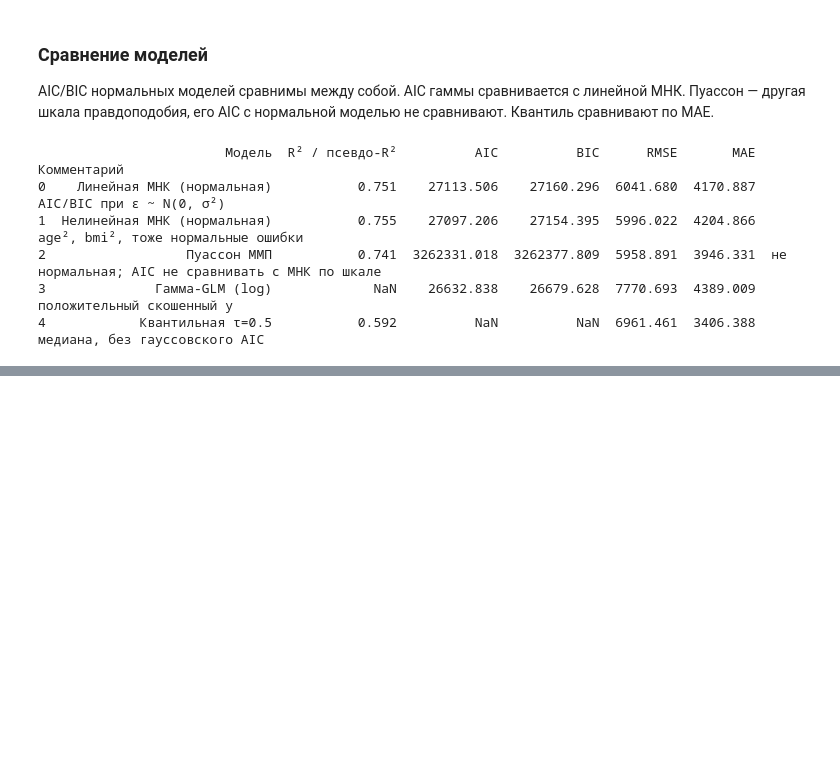
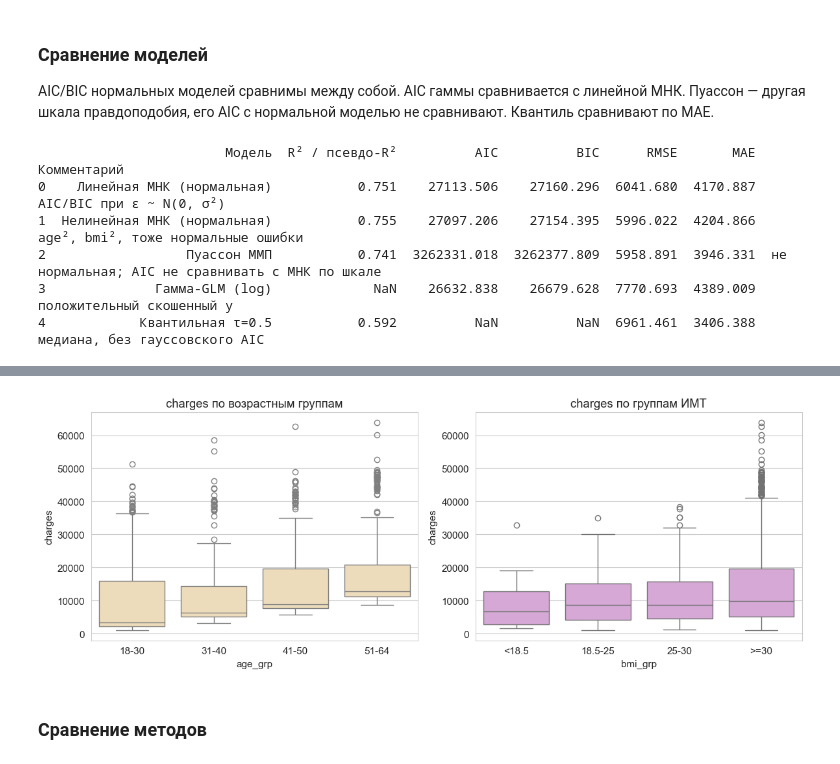
Before and after one commit to vit303/mad_1, a Jupyter notebook: new_dataset.ipynb, the cells around one changed output, grey strips where cells are left out. Drawn from its saved outputs; the diff is of its cells as text; code cells hidden in the pictures; blank space fills up the shorter version.

```diff
--- a/new_dataset.ipynb
+++ b/new_dataset.ipynb
@@ -1271,0 +1269,9 @@ C(smoker):C(region)                        1416291755.9        3       8.60
+# %%
+w = welch_one_way(samples)
+print("Welch ANOVA. H0: средние регионов равны, дисперсии могут различаться.")
+print(f"F_W = {w['F']:.3f}, df = ({w['dfn']:.0f}, {w['dfd']:.2f})")
+print(f"F_крит(0.95; {w['dfn']:.0f}, {w['dfd']:.2f}) = {w['Fcrit']:.3f}, p = {fmt_p(w['p'])}")
+if w["p"] < 0.05:
+    print("H0 Уэлча отвергается: средние различаются даже без равенства дисперсий.")
+else:
+    print("H0 Уэлча не отвергается: при поправке на разные дисперсии регион средние не различает.")
@@ -1271,0 +1484,56 @@ C(smoker):C(region)                        1416291755.9        3       8.60
+# %%
+df_fa = df.copy()
+df_fa["age_grp"] = pd.cut(
+    df_fa["age"], bins=[17, 30, 40, 50, 65],
+    labels=["18-30", "31-40", "41-50", "51-64"],
+)
+df_fa["bmi_grp"] = pd.cut(
+    df_fa["bmi"], bins=[0, 18.5, 25, 30, 80],
+    labels=["<18.5", "18.5-25", "25-30", ">=30"],
+)
+print("Возрастные группы:")
+print(df_fa["age_grp"].value_counts().sort_index().to_string())
+print("\nГруппы ИМТ (ВОЗ):")
+print(df_fa["bmi_grp"].value_counts().sort_index().to_string())
+
+rows_other.append(report_factor(df_fa, "charges", "age_grp", "Фактор age, 4 интервала"))
+rows_other.append(report_factor(df_fa, "charges", "bmi_grp", "Фактор bmi по ВОЗ"))
+
+fig, axes = plt.subplots(1, 2, figsize=(12, 4.5))
+sns.boxplot(data=df_fa, x="age_grp", y="charges", ax=axes[0], color="wheat")
+axes[0].set_title("charges по возрастным группам")
+sns.boxplot(data=df_fa, x="bmi_grp", y="charges", ax=axes[1], color="plum")
+axes[1].set_title("charges по группам ИМТ")
+plt.tight_layout()
+plt.show()
+
+print("\nСводка однофакторных тестов по всем факторам")
+sum_tab = pd.DataFrame([
+    {
+        "Фактор": r["factor"],
+        "Фишер p": r["p_F"],
+        "Уэлч p": r["p_W"],
+        "Краскел p": r["p_H"],
+        "Левена p": r["p_lev"],
+        "Фишер": "есть эффект" if r["p_F"] < 0.05 else "нет",
+        "Уэлч": "есть эффект" if r["p_W"] < 0.05 else "нет",
+        "Краскел": "есть эффект" if r["p_H"] < 0.05 else "нет",
+    }
+    for r in rows_other
+])
+# регион уже посчитан выше
+sum_tab = pd.concat([
+    pd.DataFrame([{
+        "Фактор": "region",
+        "Фишер p": res["p"],
+        "Уэлч p": w["p"],
+        "Краскел p": p_kw,
+        "Левена p": p_lev,
+        "Фишер": "есть эффект" if res["p"] < 0.05 else "нет",
+        "Уэлч": "есть эффект" if w["p"] < 0.05 else "нет",
+        "Краскел": "есть эффект" if p_kw < 0.05 else "нет",
+    }]),
+    sum_tab,
+], ignore_index=True)
+print(sum_tab.to_string(index=False, float_format=lambda x: f"{x:.4g}"))
+# %% [output]
@@ -1271,0 +1557,3 @@ C(smoker):C(region)                        1416291755.9        3       8.60
+[figure, added]
+# %% [markdown]
+### Сравнение методов
```
Also changed, not shown: parts of 29 cells of this notebook, 48 other files.
